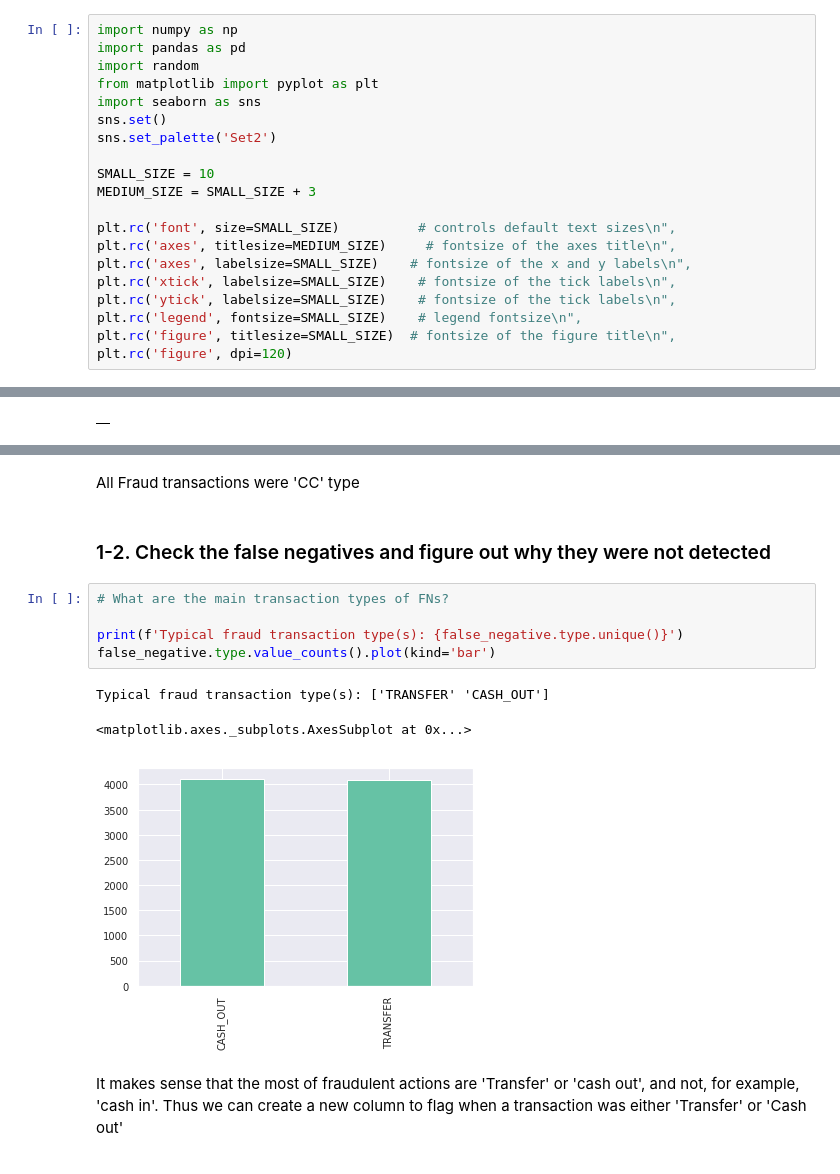
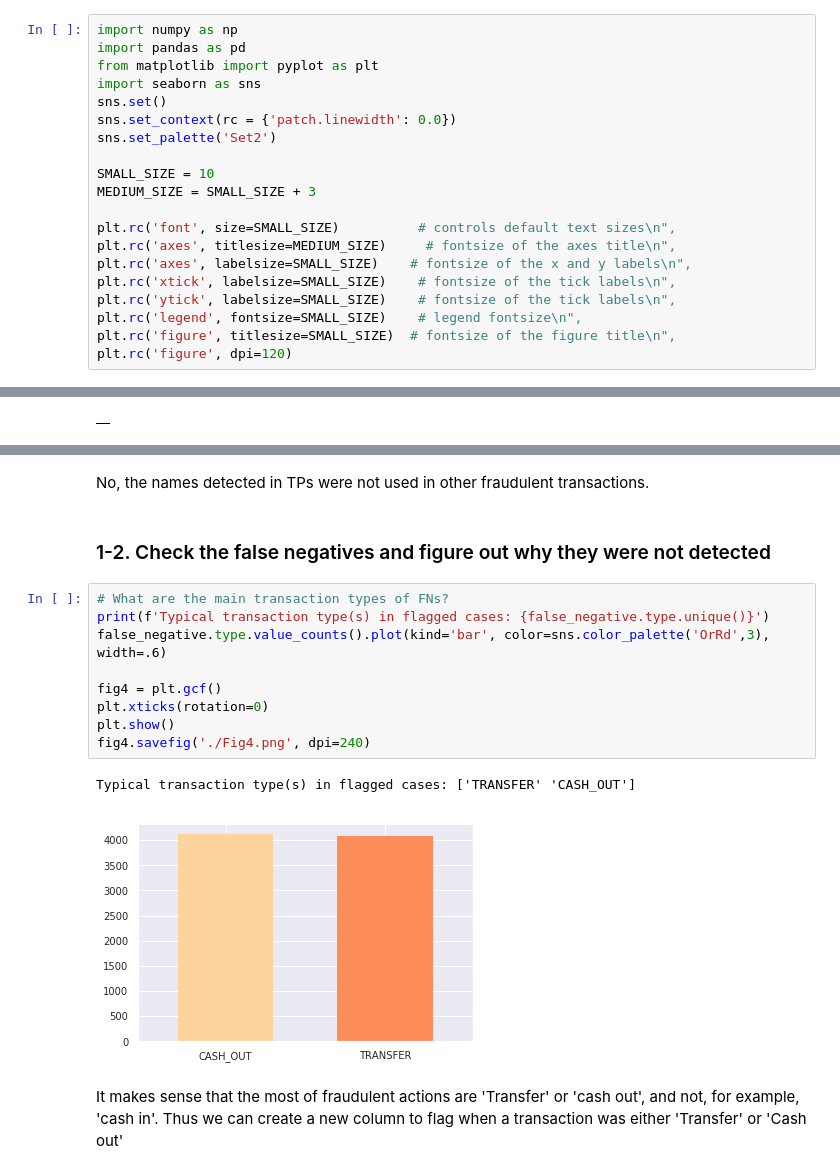
Before and after one commit to soyhyoj/CodeOp1-DA1-FraudDetectionPaysim, a Jupyter notebook: notebooks/EDA-merged.ipynb, the cells around one changed output, grey strips where cells are left out. Drawn from its saved outputs; the diff is of its cells as text.

```diff
--- a/notebooks/EDA-merged.ipynb
+++ b/notebooks/EDA-merged.ipynb
@@ -9,10 +9,10 @@ Data available at [kaggle](https://www.kaggle.com/ntnu-testimon/paysim1).
 # %%
 import numpy as np
 import pandas as pd
-import random
 from matplotlib import pyplot as plt
 import seaborn as sns
 sns.set()
+sns.set_context(rc = {'patch.linewidth': 0.0})
 sns.set_palette('Set2')
 
 SMALL_SIZE = 10
@@ -243,15 +281,18 @@ Name: validTransactionType, dtype: int64
-# %% [markdown]
-All Fraud transactions were 'CC' type
+# %% [markdown]
+No, the names detected in TPs were not used in other fraudulent transactions.<br>
 # %% [markdown]
 ### 1-2.  Check the false negatives and figure out why they were not detected
 # %%
 # What are the main transaction types of FNs?
+print(f'Typical transaction type(s) in flagged cases: {false_negative.type.unique()}')
+false_negative.type.value_counts().plot(kind='bar', color=sns.color_palette('OrRd',3), width=.6)
 
-print(f'Typical fraud transaction type(s): {false_negative.type.unique()}')
-false_negative.type.value_counts().plot(kind='bar')
+fig4 = plt.gcf()
+plt.xticks(rotation=0)
+plt.show()
+fig4.savefig('./Fig4.png', dpi=240)
 # %% [output]
-Typical fraud transaction type(s): ['TRANSFER' 'CASH_OUT']
+Typical transaction type(s) in flagged cases: ['TRANSFER' 'CASH_OUT']
-<matplotlib.axes._subplots.AxesSubplot at 0x...>
-[figure, old version]
+[figure, new version]
 # %% [markdown]
 It makes sense that the most of fraudulent actions are 'Transfer' or 'cash out', and not, for example, 'cash in'. Thus we can create a new column to flag when a transaction was either 'Transfer' or 'Cash out'
```
Also changed, not shown: parts of 35 cells of this notebook.
